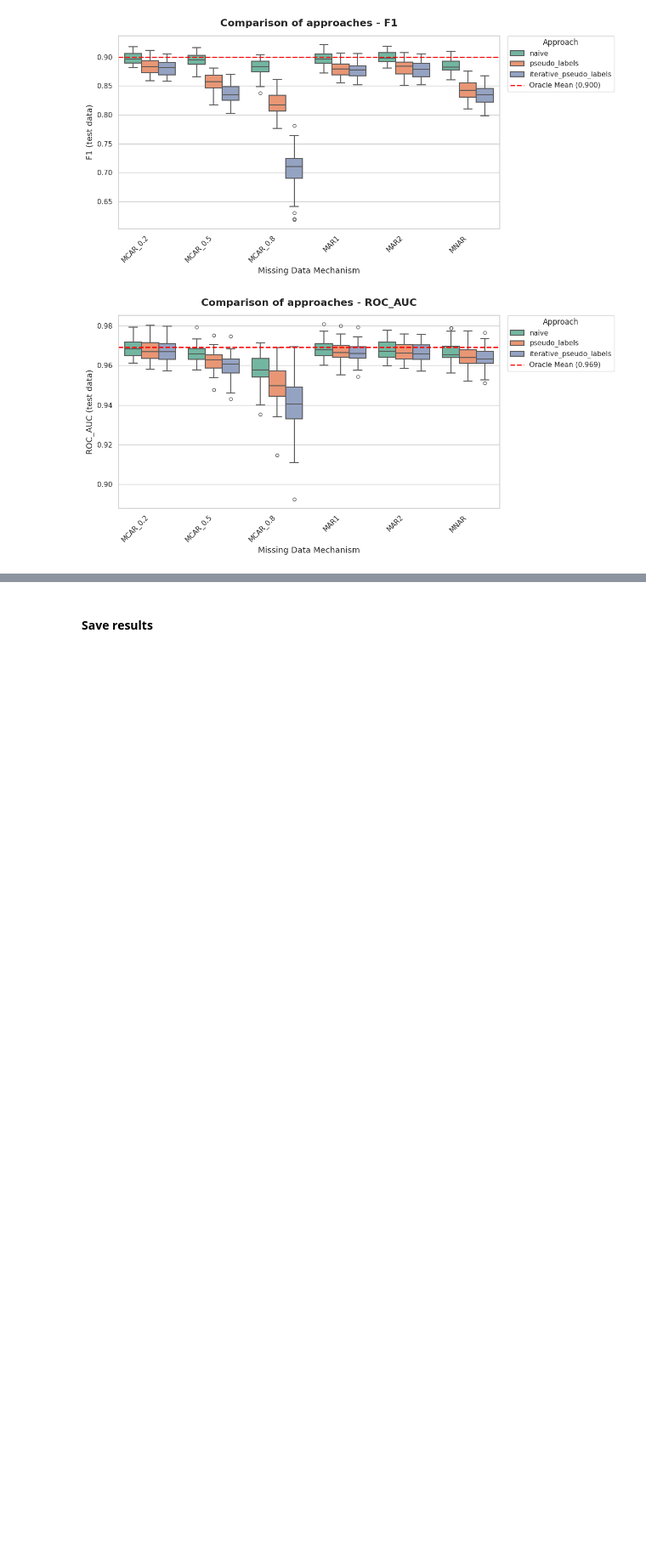
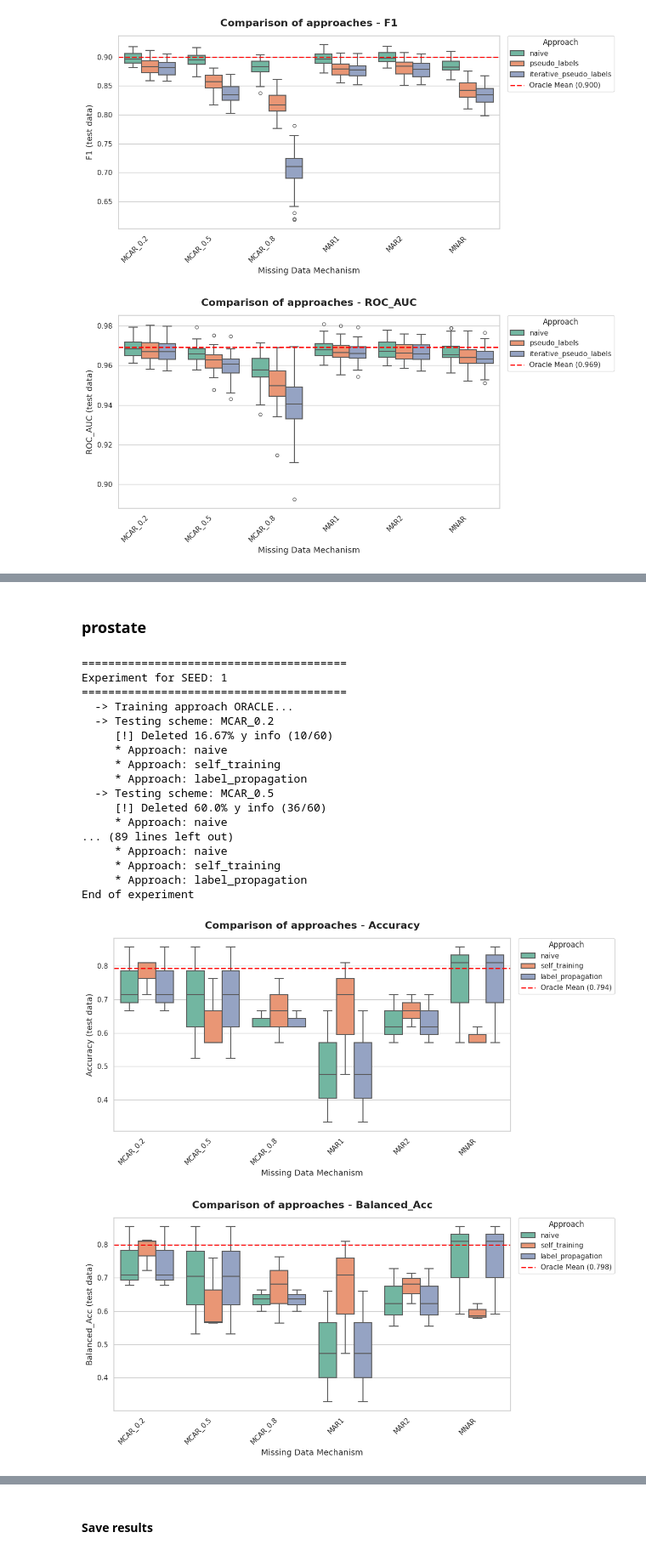
Before and after one commit to tomaszzywicki/semi-supervised-FISTA-logistic-lasso, a Jupyter notebook: src/experiments.ipynb, the cells around one changed output, grey strips where cells are left out. Shown at 85% size. Cells and saved outputs as stored; diff of their text form; code cells hidden in the pictures; blank space fills up the shorter version.

```diff
--- a/src/experiments.ipynb
+++ b/src/experiments.ipynb
@@ -281,8 +281,9 @@ def generate_summary_table(df: pd.DataFrame) -> pd.DataFrame:
     return summary_df.reset_index()
 # %%
 # for experiment
-seeds = list(range(50))
-approaches = ['naive', 'pseudo_labels', 'iterative_pseudo_labels']
+# seeds = list(range(50))
+seeds = list(range(4))
+approaches = ['naive', 'self_training', 'label_propagation']
 
 # for visualizations
 metrics_to_plot = ['Accuracy', 'Balanced_Acc', 'F1', 'ROC_AUC']
@@ -464,3 +449,14 @@ summary_table_spam
 | 16 | MNAR | naive | 32.6% ± 0.8% | 0.913 ± 0.009 | 0.903 ± 0.010 | 0.886 ± 0.012 | 0.967 ± 0.005 |
 | 17 | MNAR | pseudo_labels | 32.6% ± 0.8% | 0.887 ± 0.011 | 0.866 ± 0.013 | 0.842 ± 0.017 | 0.964 ± 0.005 |
 | 18 | None | Oracle | 0.0% ± 0.0% | 0.923 ± 0.008 | 0.916 ± 0.009 | 0.900 ± 0.011 | 0.969 ± 0.004 |
+# %%
+prostate = pd.read_csv('../data/raw/DARWIN.csv')
+
+prostate_X = prostate.iloc[:, 1:-1].to_numpy()
+prostate_y = prostate.iloc[:, -1].to_numpy()
+prostate_y = np.where(prostate_y == 'P', 1, 0).astype(int)
+
+results_darwin = run_experiment(prostate_X, prostate_y, mnar_w=3, mar1w=1, mar1b=0, seeds=seeds, approaches=approaches)
+
+for metric in metrics_to_plot:
+    plot_experiment_results(results_darwin, metric=metric)
@@ -466,0 +481,34 @@ summary_table_spam
+# %% [markdown]
+### prostate
+# %%
+prostate = pd.read_csv('../data/raw/prostmat.csv', header=None).T
+
+prostate_X = prostate.iloc[:, 1:].to_numpy()
+prostate_y = prostate.iloc[:, 0].to_numpy()
+prostate_y = np.where(prostate_y == 'cancer', 1, 0).astype(int)
+
+seeds = [1, 2, 3]
+results_darwin = run_experiment(prostate_X, prostate_y, mnar_w=3, mar1w=1, mar1b=0, seeds=seeds, approaches=approaches)
+
+for metric in metrics_to_plot:
+    plot_experiment_results(results_darwin, metric=metric)
+# %% [output]
+========================================
+Experiment for SEED: 1
+========================================
+  -> Training approach ORACLE...
+  -> Testing scheme: MCAR_0.2
+     [!] Deleted 16.67% y info (10/60)
+     * Approach: naive
+     * Approach: self_training
+     * Approach: label_propagation
+  -> Testing scheme: MCAR_0.5
+     [!] Deleted 60.0% y info (36/60)
+     * Approach: naive
+... (89 lines left out)
+     * Approach: naive
+     * Approach: self_training
+     * Approach: label_propagation
+End of experiment
+[figure, added]
+[figure, added]
```
Also changed, not shown: parts of 3 cells of this notebook, 8 other files.
